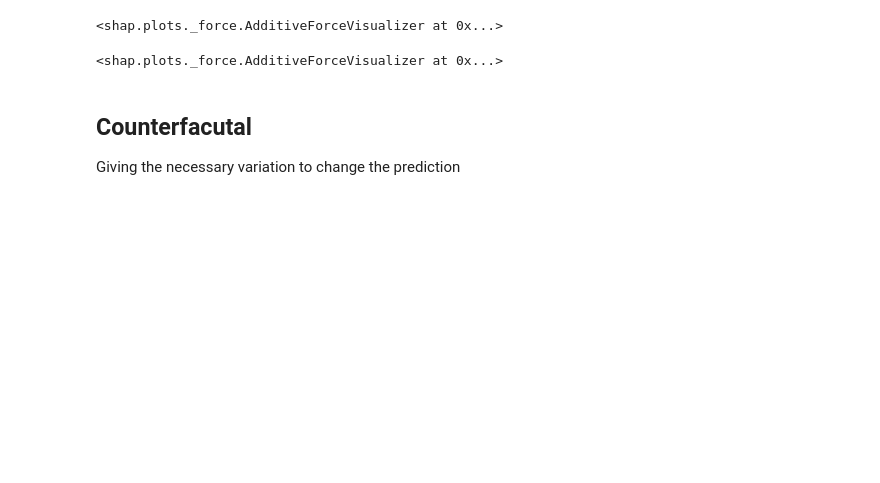
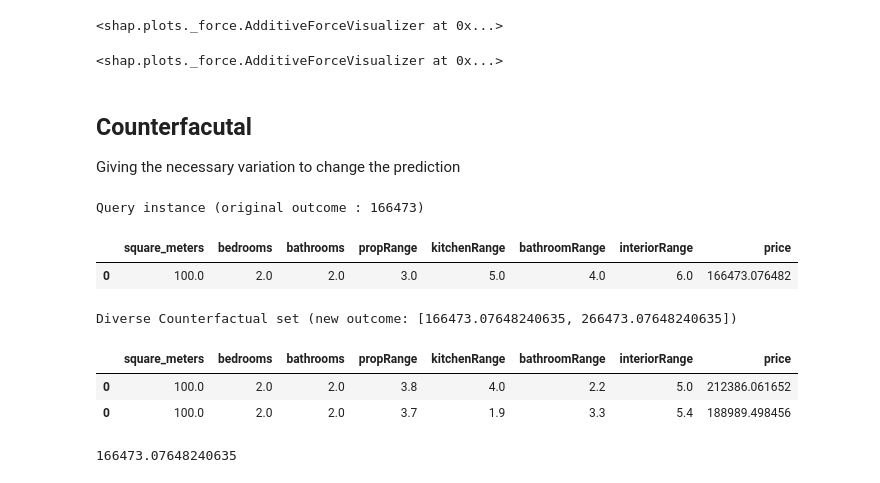
Before and after one commit to diaa-shalaby/HackUPC2023, a Jupyter notebook: Explanability.ipynb, the cells around one changed output. Cells and saved outputs as stored; diff of their text form; code cells hidden in the pictures; blank space fills up the shorter version.

Commit message:
COunterfactual

```diff
--- a/Explanability.ipynb
+++ b/Explanability.ipynb
@@ -75,5 +75,4 @@ dtypes: object(8)
 memory usage: 625.1+ KB
 # %%
 for i in df.columns:
-    pr
-    #df.i = df.i.astype(float)
+    df[i] = df[i].astype(float)
@@ -135,3 +136,46 @@ getingPlotPrediction([100,2,2])
 ## Counterfacutal
 
 Giving the necessary variation to change the prediction
+# %%
+features_to_analize= ['propRange','kitchenRange','bathroomRange','interiorRange']
+d = dice_ml.Data(dataframe=df,continuous_features=list(x_test.columns), outcome_name='price')
+    # We provide the type of model as a parameter (model_type)
+m = dice_ml.Model(model=model, backend="sklearn", model_type='regressor')
+
+
+def getCounterfacualUpgrFromTest(x):
+    exp = dice_ml.Dice(d, m, method="genetic")
+    pred = y_test.iloc[x]
+    # Multiple queries can be given as input at once
+    query_instances_housing = x_test[x:x+1]
+    exp_dice = exp.generate_counterfactuals(query_instances_housing, total_CFs=2,
+                                            desired_range=[pred,pred+100_000],features_to_vary=features_to_analize)
+
+    exp_dice.visualize_as_dataframe()
+
+def getCounterfacualUpgr(list_of_features):
+    features = pd.DataFrame([list_of_features],columns=x_test.columns)
+    exp = dice_ml.Dice(d, m, method="genetic")
+    pred = model.predict(features)[0]
+    # Multiple queries can be given as input at once
+    exp_dice = exp.generate_counterfactuals(features, total_CFs=2,
+                                            desired_range=[pred,pred+100_000],features_to_vary=features_to_analize)
+
+    exp_dice.visualize_as_dataframe()
+# %%
+getCounterfacualUpgr([100,2,2,3,5,4,6])
+# %% [output]
+Query instance (original outcome : 166473)
+|  | square_meters | bedrooms | bathrooms | propRange | kitchenRange | bathroomRange | interiorRange | price |
+| 0 | 100.0 | 2.0 | 2.0 | 3.0 | 5.0 | 4.0 | 6.0 | 166473.076482 |
+Diverse Counterfactual set (new outcome: [166473.07648240635, 266473.07648240635])
+|  | square_meters | bedrooms | bathrooms | propRange | kitchenRange | bathroomRange | interiorRange | price |
+| 0 | 100.0 | 2.0 | 2.0 | 3.8 | 4.0 | 2.2 | 5.0 | 212386.061652 |
+| 0 | 100.0 | 2.0 | 2.0 | 3.7 | 1.9 | 3.3 | 5.4 | 188989.498456 |
+# %%
+features = pd.DataFrame([[100,2,2,3,5,4,6]],columns=x_test.columns)
+exp = dice_ml.Dice(d, m, method="genetic")
+pred = model.predict(features)
+pred[0]
+# %% [output]
+166473.07648240635
```
Also changed, not shown: parts of 8 cells of this notebook.
